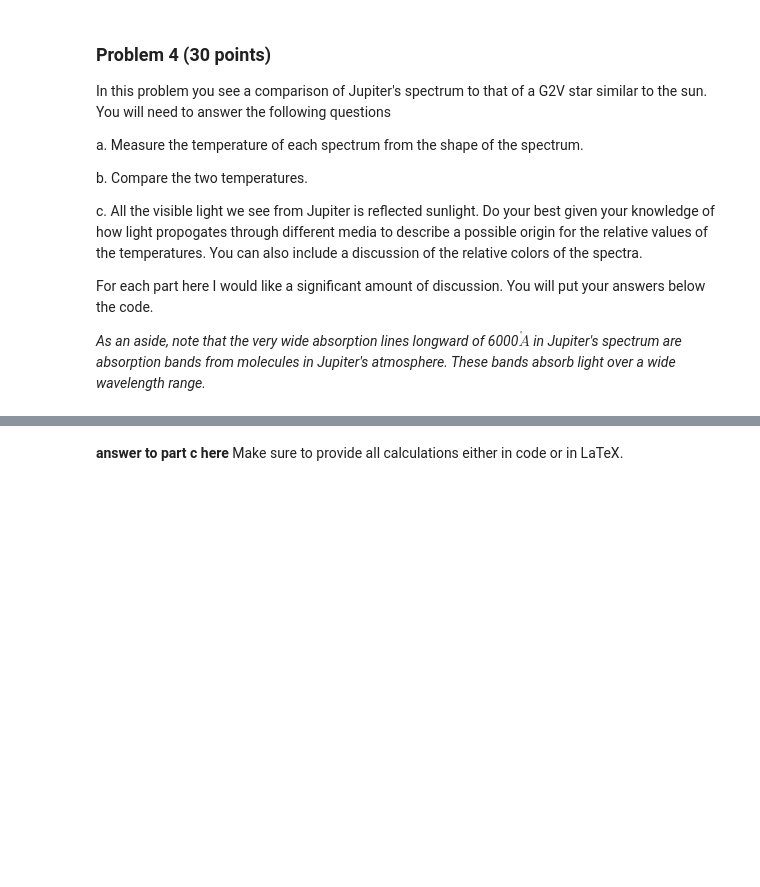
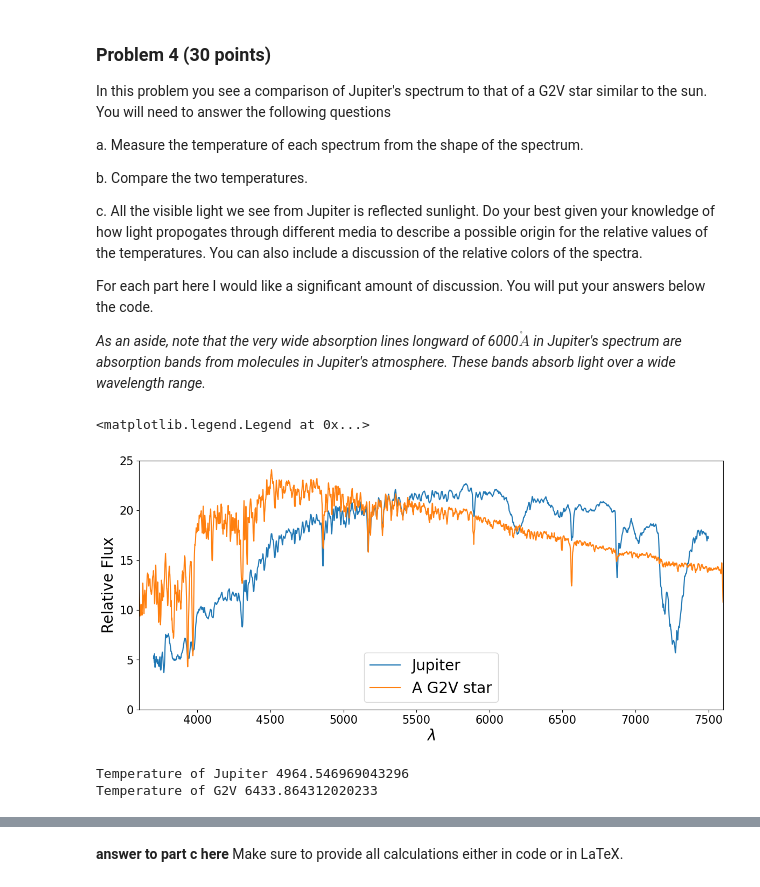
Before and after one commit to bdunne21203/Analysis_real_spectra_student, a Jupyter notebook: analysis_real_spectra.student.ipynb, the cells around one changed output, grey strips where cells are left out. Drawn from its saved outputs; the diff is of its cells as text; code cells hidden in the pictures; blank space fills up the shorter version.

```diff
--- a/analysis_real_spectra.student.ipynb
+++ b/analysis_real_spectra.student.ipynb
@@ -418,40 +418,74 @@ star1 = Table.read(starpath,format='ascii', names=('lambda','flam'))
 #plot Jupiter
 plt.figure(figsize = (14,6))
 ax = plt.gca()
 plt.plot(specjup.wavelength,specjup.flux*20,label="Jupiter")
 
 #smooth the comparison stellar spectrum so that the many spectral features
 #don't make the comparison difficult.  We use a boxcar filter of size "kernel_size"
 #**********
 #You should make the intial plot with a smoothing kernel of 1 to see how the unsmoothed
 #very high resolution G2V spectrum looks like.  Then you should change the kernel size to 20 to see
 #how it is easier to use.
 #If you'd like you can play more with the kernel size, but it is not required.
-kernel_size =
+kernel_size = 20
 kernel = np.ones(kernel_size) / kernel_size
 star1convflam = np.convolve(star1['flam'], kernel, mode='same')
 #plot the convolved spectrum
 plt.plot(star1['lambda'],star1convflam*20, label = 'A G2V star')
 
 #**************
 #you can change these to zoom in and out of certain parts of the spectra.
 #Make a copy of these and change your copy so as to remember what the
 #original values were
-fluxmin =
-fluxmax =
-lammin =
-lammax =
+fluxmin = 0
+fluxmax = 25
+lammin = 3600
+lammax = 7600
 ax.set_ylim([fluxmin,fluxmax])
 ax.set_xlim([lammin,lammax])
 
 
 plt.xticks(fontsize=15)
 plt.yticks(fontsize=15)
 plt.xlabel("$\lambda$",fontsize=20)
 plt.ylabel("Relative Flux",fontsize=20)
 plt.legend(fontsize=20)
+# %% [output]
+<matplotlib.legend.Legend at 0x...>
+[figure, added]
 # %%
 #***************
 #Any code needed for problem 4 goes here.  Please print your temperatures.
+
+#define the maximum flux wavelength of jupiter (Juplambda_max) as the wavelength index of specjup.wavelength at np.argmax (maximum value of flux) of
+#specjup.flux
+
+Juplambda_max= specjup.wavelength[np.argmax(specjup.flux)]
+
+#define the maximum flux wavelength of G2V (G2Vlambda_max) as the wavelength index of star1['lambda'] at np.argmax (maximum value of flux) of
+# np.argmax(star1convflam)
+
+G2Vlambda_max= star1['lambda'][np.argmax(star1convflam)]
+
+#convert lambda_max for G2V and Jupiter into meters by deviding by 10^10 (10^10 angstrom in 1 meter), define as
+#lambdaA
+JuplambdaA= Juplambda_max/(10**10)
+
+G2VlambdaA= G2Vlambda_max/(10**10)
+
+#use weins law to find temp based on equation below, define as temp (0.0029/lamdaA)
+
+tempJup=0.0029/(JuplambdaA) * u.Angstrom # gits rid of Angstrom unit
+
+tempG2V=0.0029/(G2VlambdaA)
+
+#print results
+
+print('Temperature of Jupiter',tempJup)
+
+print('Temperature of G2V', tempG2V)
+# %% [output]
+Temperature of Jupiter 4964.546969043296
+Temperature of G2V 6433.864312020233
 # %% [markdown]
 **answer to part a here**  Make sure to provide all calculations either in code or in LaTeX.
```
Also changed, not shown: parts of 10 cells of this notebook.
